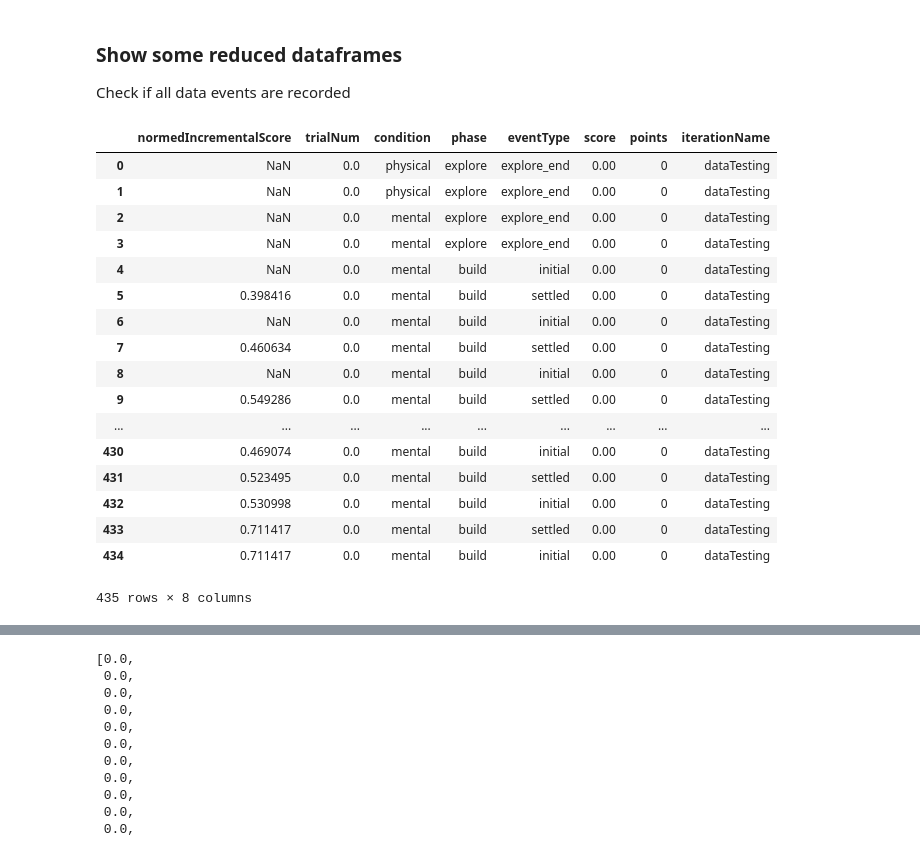
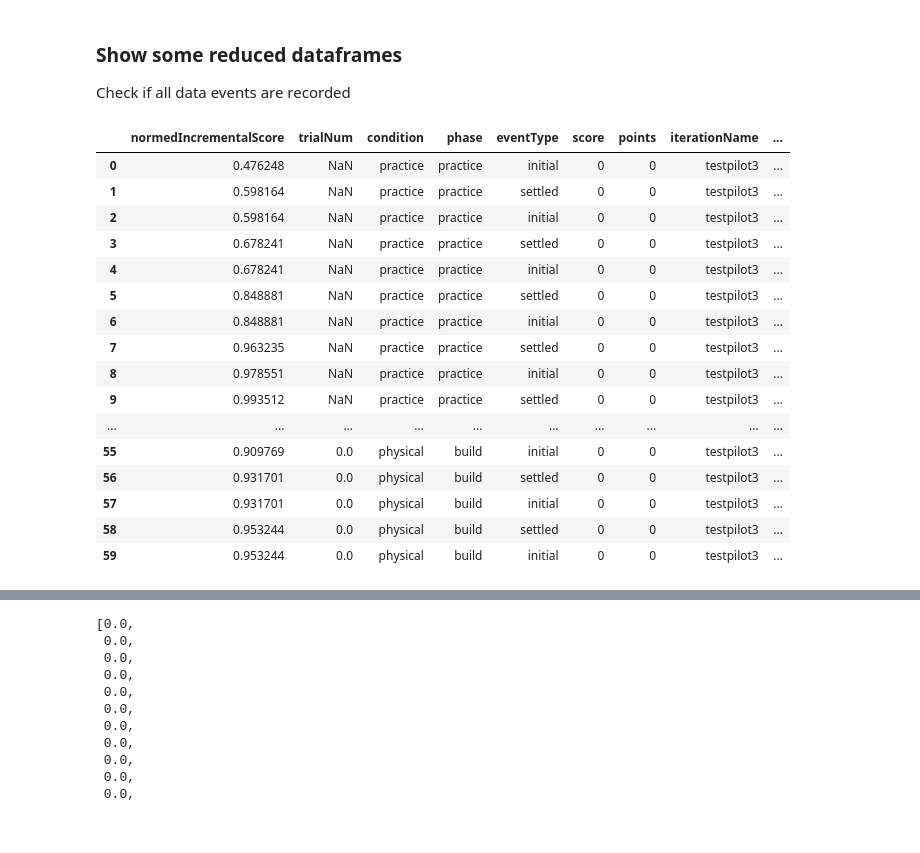
Before and after one commit to cogtoolslab/block_construction, a Jupyter notebook: analysis/will/block_silhouette_data_analysis_rough.ipynb, the cells around one changed output, grey strips where cells are left out. Cells and saved outputs as stored; diff of their text form; code cells hidden in the pictures.

```diff
--- a/analysis/will/block_silhouette_data_analysis_rough.ipynb
+++ b/analysis/will/block_silhouette_data_analysis_rough.ipynb
@@ -140,26 +140,25 @@ df['trialList']
 Check if all data events are recorded
 # %%
 # get whole sequence of data for one person
-query = coll.find({'randID':"e6j425azgv1nn41p4ja1h"})
+query = coll.find({'randID':"v1mpsbnlolhzyo9un4s4t"})
 df = pd.DataFrame(list(query.sort('time_absolute')))
-df[['normedIncrementalScore','trialNum','condition','phase','eventType','score', 'points','iterationName']]
+df[['normedIncrementalScore','trialNum','condition','phase','eventType','score', 'points','iterationName','numBlocksExplore','buildTime','relativePlacementTime','numBlocks','blockNum']]
 # %% [output]
-|  | normedIncrementalScore | trialNum | condition | phase | eventType | score | points | iterationName |
-| 0 | NaN | 0.0 | physical | explore | explore_end | 0.00 | 0 | dataTesting |
-| 1 | NaN | 0.0 | physical | explore | explore_end | 0.00 | 0 | dataTesting |
-| 2 | NaN | 0.0 | mental | explore | explore_end | 0.00 | 0 | dataTesting |
-| 3 | NaN | 0.0 | mental | explore | explore_end | 0.00 | 0 | dataTesting |
-| 4 | NaN | 0.0 | mental | build | initial | 0.00 | 0 | dataTesting |
-| 5 | 0.398416 | 0.0 | mental | build | settled | 0.00 | 0 | dataTesting |
-| 6 | NaN | 0.0 | mental | build | initial | 0.00 | 0 | dataTesting |
-| 7 | 0.460634 | 0.0 | mental | build | settled | 0.00 | 0 | dataTesting |
-| 8 | NaN | 0.0 | mental | build | initial | 0.00 | 0 | dataTesting |
-| 9 | 0.549286 | 0.0 | mental | build | settled | 0.00 | 0 | dataTesting |
-| ... | ... | ... | ... | ... | ... | ... | ... | ... |
-| 430 | 0.469074 | 0.0 | mental | build | initial | 0.00 | 0 | dataTesting |
-| 431 | 0.523495 | 0.0 | mental | build | settled | 0.00 | 0 | dataTesting |
-| 432 | 0.530998 | 0.0 | mental | build | initial | 0.00 | 0 | dataTesting |
-| 433 | 0.711417 | 0.0 | mental | build | settled | 0.00 | 0 | dataTesting |
-| 434 | 0.711417 | 0.0 | mental | build | initial | 0.00 | 0 | dataTesting |
+|  | normedIncrementalScore | trialNum | condition | phase | eventType | score | points | iterationName | ... |
+| 0 | 0.476248 | NaN | practice | practice | initial | 0 | 0 | testpilot3 | ... |
+| 1 | 0.598164 | NaN | practice | practice | settled | 0 | 0 | testpilot3 | ... |
+| 2 | 0.598164 | NaN | practice | practice | initial | 0 | 0 | testpilot3 | ... |
+| 3 | 0.678241 | NaN | practice | practice | settled | 0 | 0 | testpilot3 | ... |
+| 4 | 0.678241 | NaN | practice | practice | initial | 0 | 0 | testpilot3 | ... |
+| 5 | 0.848881 | NaN | practice | practice | settled | 0 | 0 | testpilot3 | ... |
+| 6 | 0.848881 | NaN | practice | practice | initial | 0 | 0 | testpilot3 | ... |
+| 7 | 0.963235 | NaN | practice | practice | settled | 0 | 0 | testpilot3 | ... |
+| 8 | 0.978551 | NaN | practice | practice | initial | 0 | 0 | testpilot3 | ... |
+| 9 | 0.993512 | NaN | practice | practice | settled | 0 | 0 | testpilot3 | ... |
+| ... | ... | ... | ... | ... | ... | ... | ... | ... | ... |
+| 55 | 0.909769 | 0.0 | physical | build | initial | 0 | 0 | testpilot3 | ... |
+| 56 | 0.931701 | 0.0 | physical | build | settled | 0 | 0 | testpilot3 | ... |
+| 57 | 0.931701 | 0.0 | physical | build | initial | 0 | 0 | testpilot3 | ... |
+| 58 | 0.953244 | 0.0 | physical | build | settled | 0 | 0 | testpilot3 | ... |
+| 59 | 0.953244 | 0.0 | physical | build | initial | 0 | 0 | testpilot3 | ... |
-435 rows × 8 columns
 # %%
```
Also changed, not shown: parts of 6 cells of this notebook, 2 other files.
